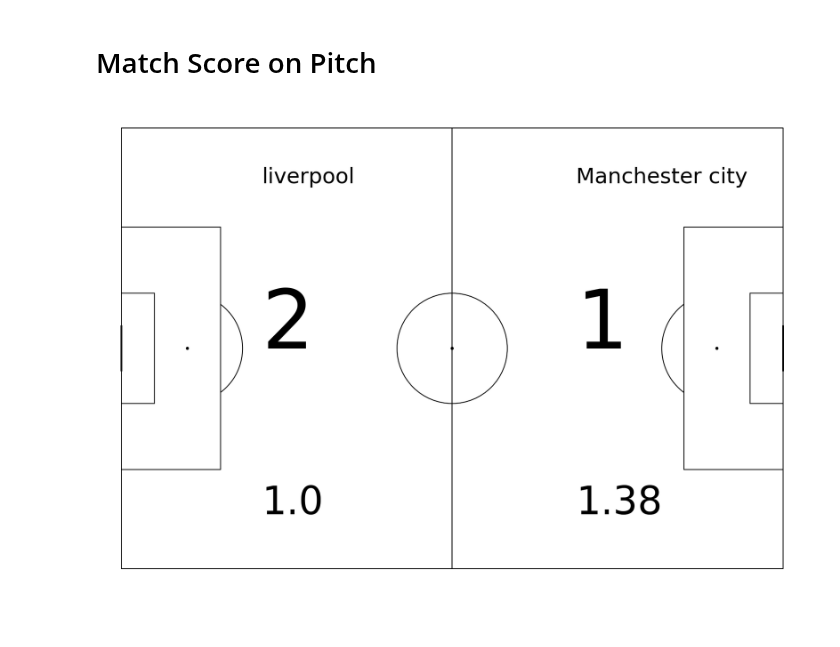
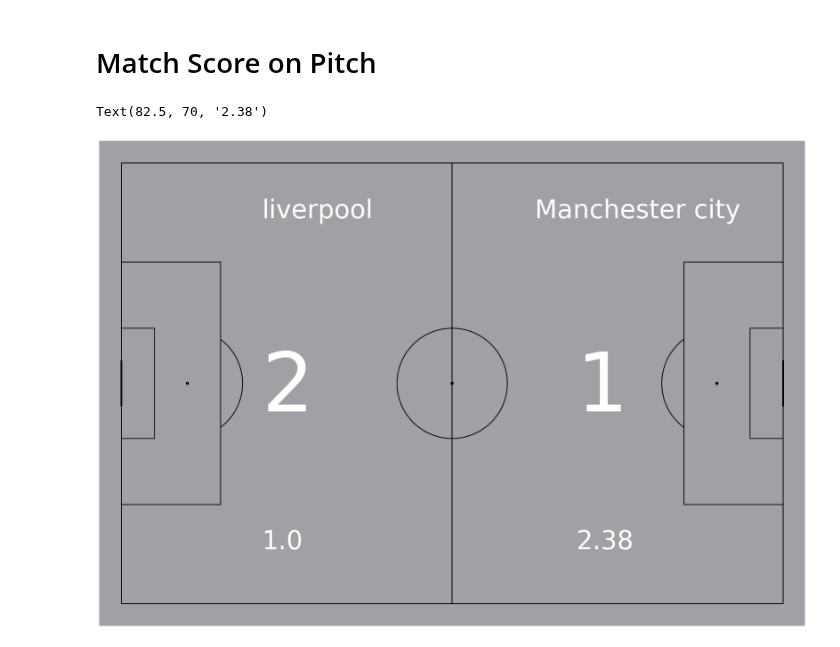
Before and after one commit to chikoungoun/Football, a Jupyter notebook: MPL Soccer/March score on Pitch.ipynb, the cells around one changed output. Cells and saved outputs as stored; diff of their text form; code cells hidden in the pictures.

Commit message:
Show the annotations using ax.text() instead + formating

```diff
--- a/MPL Soccer/March score on Pitch.ipynb
+++ b/MPL Soccer/March score on Pitch.ipynb
@@ -10,19 +14,20 @@ team2 = "Manchester city"
 # %%
-pitch = Pitch(pitch_type='statsbomb',pitch_color='white',line_color='black',stripe=False, line_zorder=2)
+pitch = Pitch(pitch_type='statsbomb',pitch_color='#A2A0A5',line_color='black',stripe=False, line_zorder=2)
 
 fig, ax = pitch.draw(figsize=(28,16))
 
 
 # team names on the pitch
-home_name = ax.annotate(team1,(30-(len(team1)/2),10),fontsize=50)
-visitor_name = ax.annotate(team2,(90-(len(team2)/2),10),fontsize=50)
+ax.text(30-(len(team1)/2),10,team1,fontsize=60,color='white')
+ax.text(90-(len(team2)),10,team2,fontsize=60,color='white')
 
 # team scores on the pitch
-home_score = ax.annotate(2,(30-(len(team1)/2),40),fontsize=190)
-visitor_score = ax.annotate(1,(90-(len(team2)/2),40),fontsize=190)
+ax.text(30-(len(team1)/2),45,2,fontsize=190,color='white')
+ax.text(90-(len(team2)/2),45,1,fontsize=190,color='white')
 
 # team Xg on the pitch
-home_xg = ax.annotate(1.00,(30-(len(team1)/2),70),fontsize=90)
-visitor_xg = ax.annotate(1.38,(90-(len(team2)/2),70),fontsize=90)
+ax.text(30-(len(team1)/2),70,1.00,fontsize=60,color='white')
+ax.text(90-(len(team2)/2),70,2.38,fontsize=60,color='white')
 # %% [output]
+Text(82.5, 70, '2.38')
-[figure, old version]
+[figure, new version]
```
Also changed, not shown: parts of 1 cell of this notebook.
